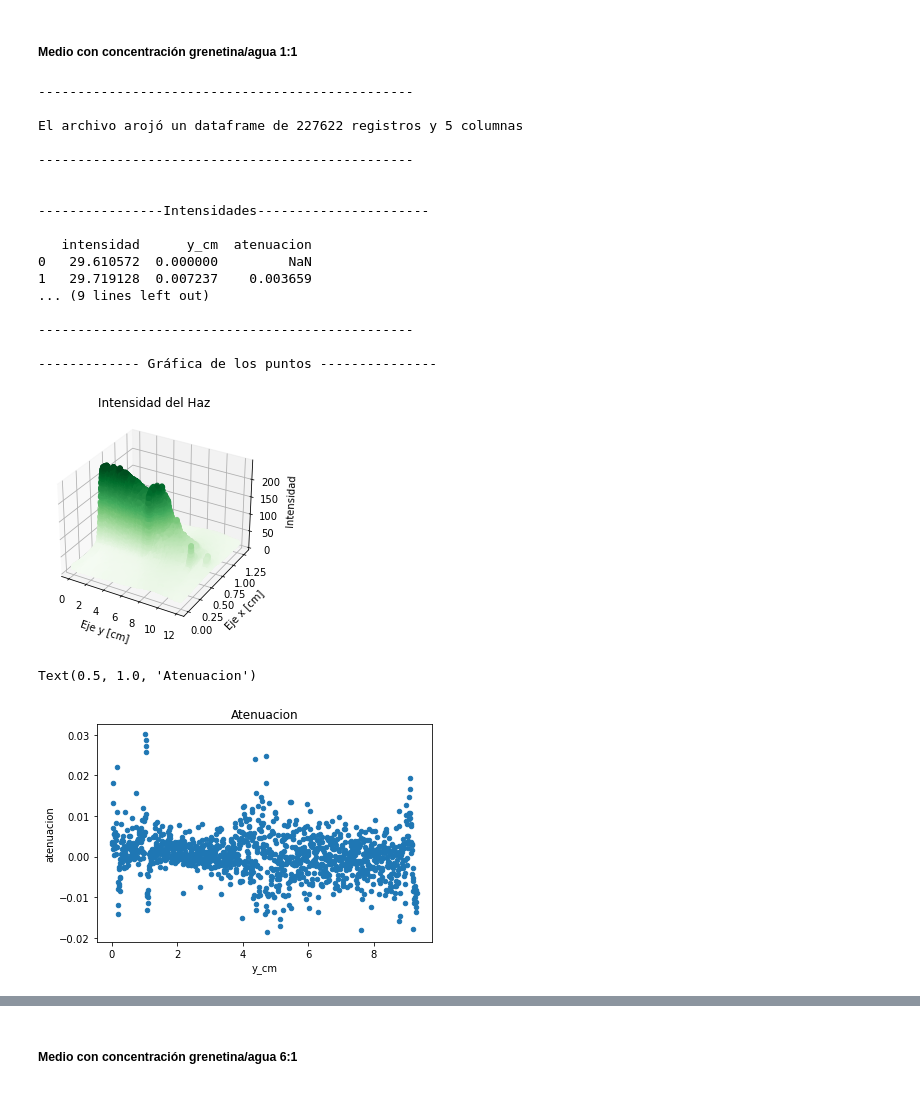
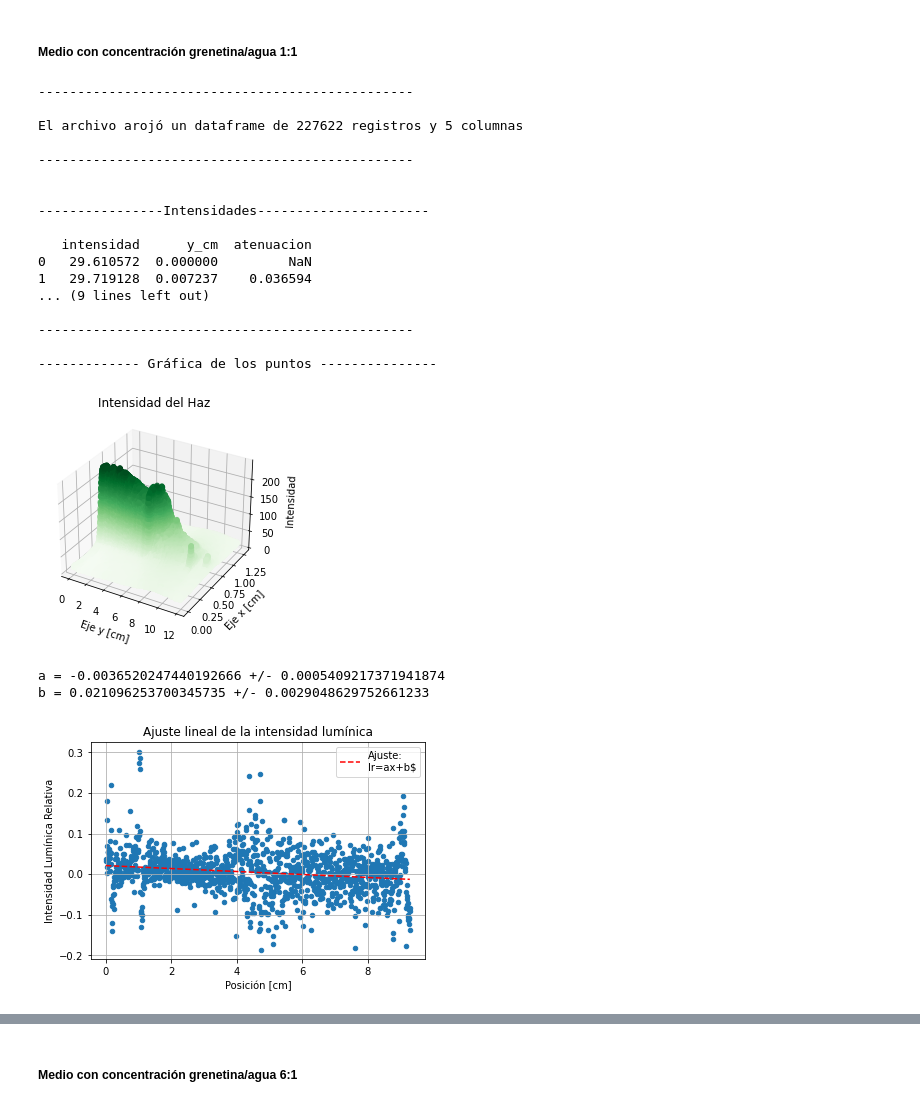
Before and after one commit to emilianolel/guias-de-onda, a Jupyter notebook: notebook/Intensidad_y_coeficiente.ipynb, the cells around one changed output, grey strips where cells are left out. Saved outputs shown, nothing was run; the diff lists cells and outputs as text; code cells hidden in the pictures.

```diff
--- a/notebook/Intensidad_y_coeficiente.ipynb
+++ b/notebook/Intensidad_y_coeficiente.ipynb
@@ -15,7 +15,7 @@ from scipy.optimize import curve_fit
 # del medio.
 
 
-def intensidad_y_coeficiente(archivo_tsv, pixeles_por_cm):
+def intensidad_y_coeficiente(archivo_tsv, pixeles_por_cm, concentracion):
 
     # Se lee el archivo data que debe ser un .tsv (tab seprated values) y se le da
     # el formato adecuado para su análisis
@@ -49,7 +49,7 @@ def intensidad_y_coeficiente(archivo_tsv, pixeles_por_cm):
     df_nuevo["y_cm"] = pd.DataFrame(range(y_max + 1), columns=["y_cm"])
     df_nuevo["y_cm"] = df_nuevo["y_cm"] / pixeles_por_cm
     intervalo = df_nuevo["y_cm"].diff().mean()
-    df_nuevo["atenuacion"] = np.log(df_nuevo["intensidad"] / df_nuevo["intensidad"].shift(1))
+    df_nuevo["atenuacion"] = 10 * np.log(df_nuevo["intensidad"] / df_nuevo["intensidad"].shift(1))
     # df_nuevo["intensidad"] = df_nuevo["intensidad"].iloc[:-1]
 
     # Se mustra el encabezado del dataframe con los valores en el eje "y" y sus respectivas
@@ -80,7 +80,7 @@ def intensidad_y_coeficiente(archivo_tsv, pixeles_por_cm):
     ax.set_xlabel("Eje y [cm]")
     ax.set_ylabel("Eje x [cm]")
     ax.set_zlabel("Intensidad")
-    fig.savefig(f"graficas/Grafica_3D.png")
+    fig.savefig(f"graficas/final_Grafica_3D:{concentracion}.png")
     return df_nuevo
 # %%
 def ajuste(data_frame, concentracion):
@@ -162,7 +178,7 @@ El archivo arojó un dataframe de 227622 registros y 5 columnas
 
    intensidad      y_cm  atenuacion
 0   29.610572  0.000000         NaN
-1   29.719128  0.007237    0.003659
+1   29.719128  0.007237    0.036594
 ... (9 lines left out)
 
 ------------------------------------------------
@@ -172,7 +188,19 @@ El archivo arojó un dataframe de 227622 registros y 5 columnas
 # %%
 gg_2.plot.scatter(x="y_cm", y="atenuacion")
 plt.title("Atenuacion")
+popt, _ = curve_fit(recta, gg_2["y_cm"], gg_2["atenuacion"].fillna(0), maxfev=4000)
+a, b = popt
+print(f'a = {a} +/- {np.sqrt(np.diag(_))[0]}\nb = {b} +/- {np.sqrt(np.diag(_))[1]}')
+x_line = np.arange(min(gg_2["y_cm"]), max(gg_2["y_cm"]), 0.01)
+y_line = recta(x_line, a, b)
+plt.plot(x_line, y_line, '--', color='red', label="Ajuste:\nIr=ax+b$")
+plt.xlabel("Posición [cm]")
+plt.ylabel("Intensidad Lumínica Relativa")
+plt.title(f"Ajuste lineal de la intensidad lumínica")
+plt.legend()
+plt.grid()
 # %% [output]
-Text(0.5, 1.0, 'Atenuacion')
+a = -0.0036520247440192666 +/- 0.0005409217371941874
+b = 0.021096253700345735 +/- 0.0029048629752661233
-[figure, old version]
+[figure, new version]
 # %%
```
Also changed, not shown: parts of 15 cells of this notebook, 18 other files.
